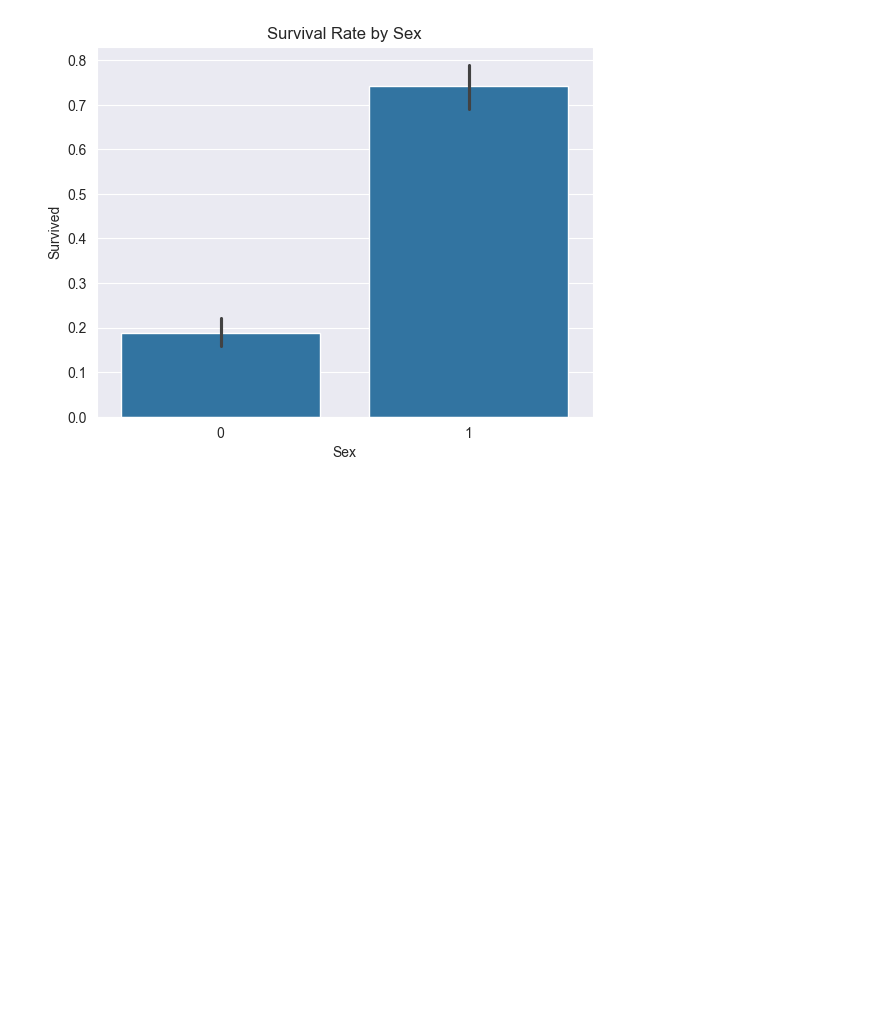
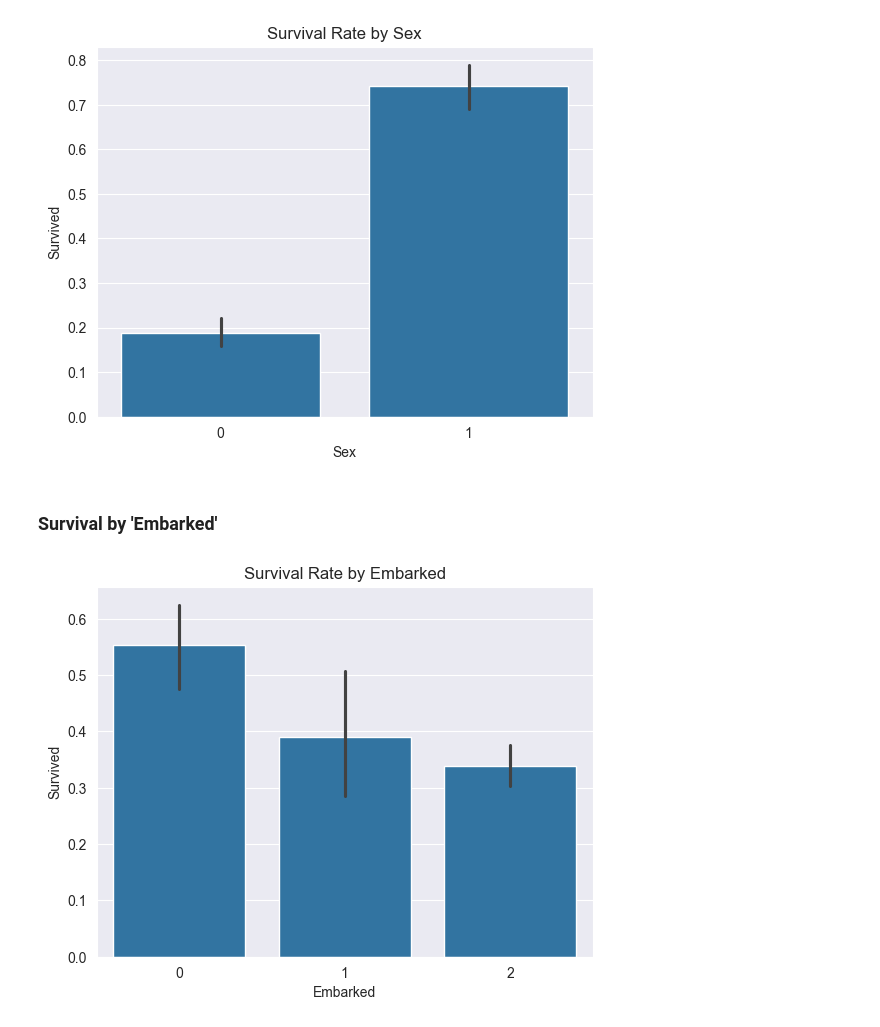
Before and after one commit to Hasan082/Data-Science-Portfolio, a Jupyter notebook: 1. Titanic Exploratory Analysis/Titanic_EDA_Project.ipynb, the cells around one changed output. Drawn from its saved outputs; the diff is of its cells as text; code cells hidden in the pictures; blank space fills up the shorter version.

Commit message:
Survial rate by Embarked using barplot

```diff
--- a/1. Titanic Exploratory Analysis/Titanic_EDA_Project.ipynb
+++ b/1. Titanic Exploratory Analysis/Titanic_EDA_Project.ipynb
@@ -350,3 +350,15 @@ plt.show()
 # likely due to the "women and children first" evacuation protocol followed during the disaster.
 # %% [output]
 [figure]
+# %% [markdown]
+### Survival by 'Embarked'
+# %%
+# Bar plot for survival rate by Embarked
+sns.barplot(x='Embarked', y='Survived', data=data)
+plt.title('Survival Rate by Embarked')
+plt.show()
+# This plot helps us understand if the port of embarkation had any impact on survival rates.
+# Passengers who boarded from 'C' (Cherbourg) had higher survival rates,
+# possibly because more 1st class passengers boarded there compared to other ports like 'S' (Southampton) or 'Q' (Queenstown).
+# %% [output]
+[figure, added]
```
